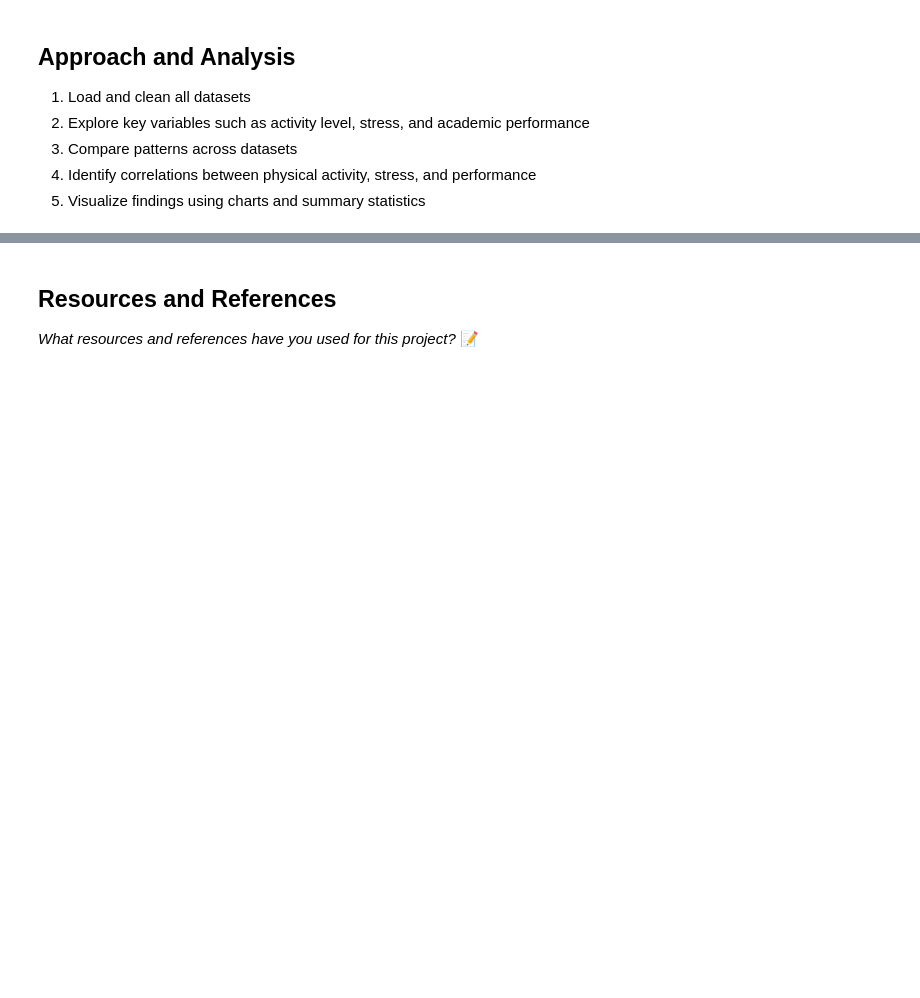
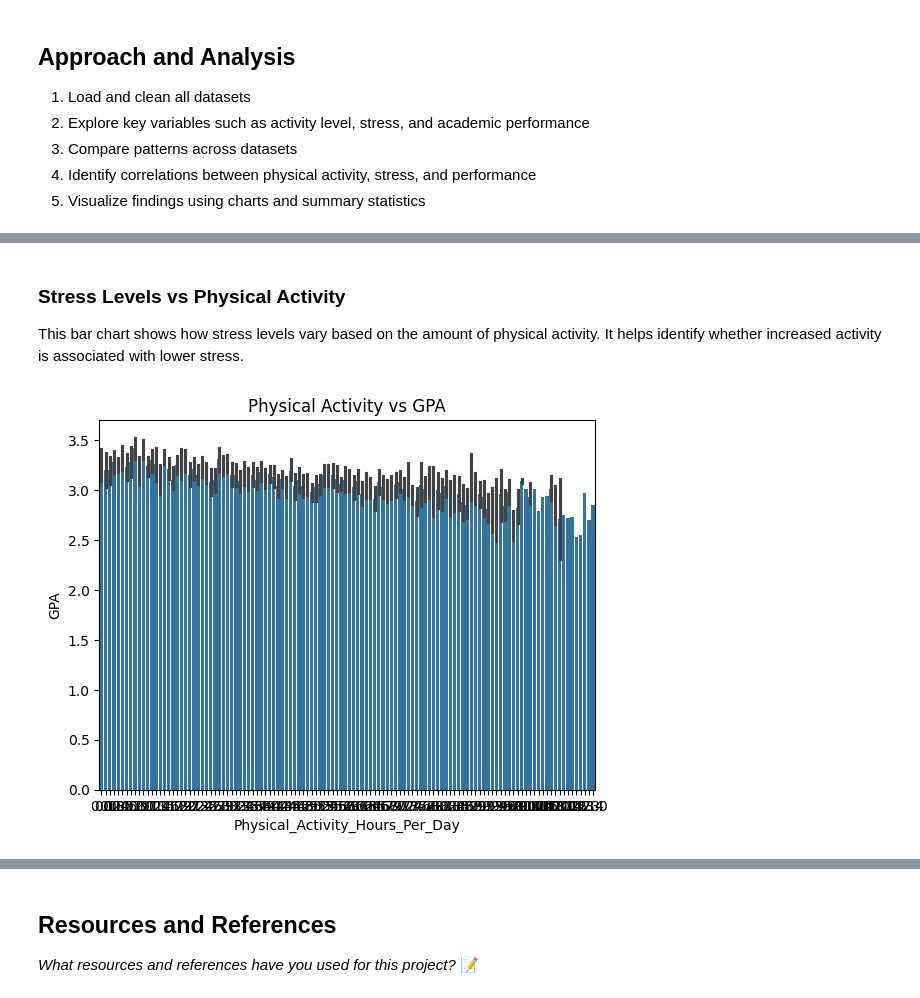
Before and after one commit to IT4063C-Spring26/final-project-orozovgr, a Jupyter notebook: source.ipynb, the cells around one changed output, grey strips where cells are left out. Cells and saved outputs as stored; diff of their text form; code cells hidden in the pictures; blank space fills up the shorter version.

```diff
--- a/source.ipynb
+++ b/source.ipynb
@@ -57,9 +77,9 @@ import pandas as pd
 import requests
 
 # Load datasets
-lifestyle_df = pd.read_csv("assets/lifestyle.csv")
-mental_df = pd.read_csv("assets/mental_health.csv")
-stress_df = pd.read_csv("assets/stress.csv")
+lifestyle_df = pd.read_csv("data/Lifestyle.csv")
+mental_df = pd.read_csv("data/mentalhealth.csv")
+stress_df = pd.read_csv("data/Stress.csv")
 
 # Preview datasets
 lifestyle_df.head()
@@ -74,0 +168,17 @@ print("API loaded:", list(api_data.keys()))
+# %% [markdown]
+### Stress Levels vs Physical Activity
+
+This bar chart shows how stress levels vary based on the amount of physical activity. It helps identify whether increased activity is associated with lower stress.
+# %%
+import seaborn as sns
+import matplotlib.pyplot as plt
+
+sns.barplot(
+    x="Physical_Activity_Hours_Per_Day",
+    y="GPA",
+    data=lifestyle_df
+)
+plt.title("Physical Activity vs GPA")
+plt.show()
+# %% [output]
+[figure, added]
```
Also changed, not shown: parts of 27 cells of this notebook, 1 other file.
